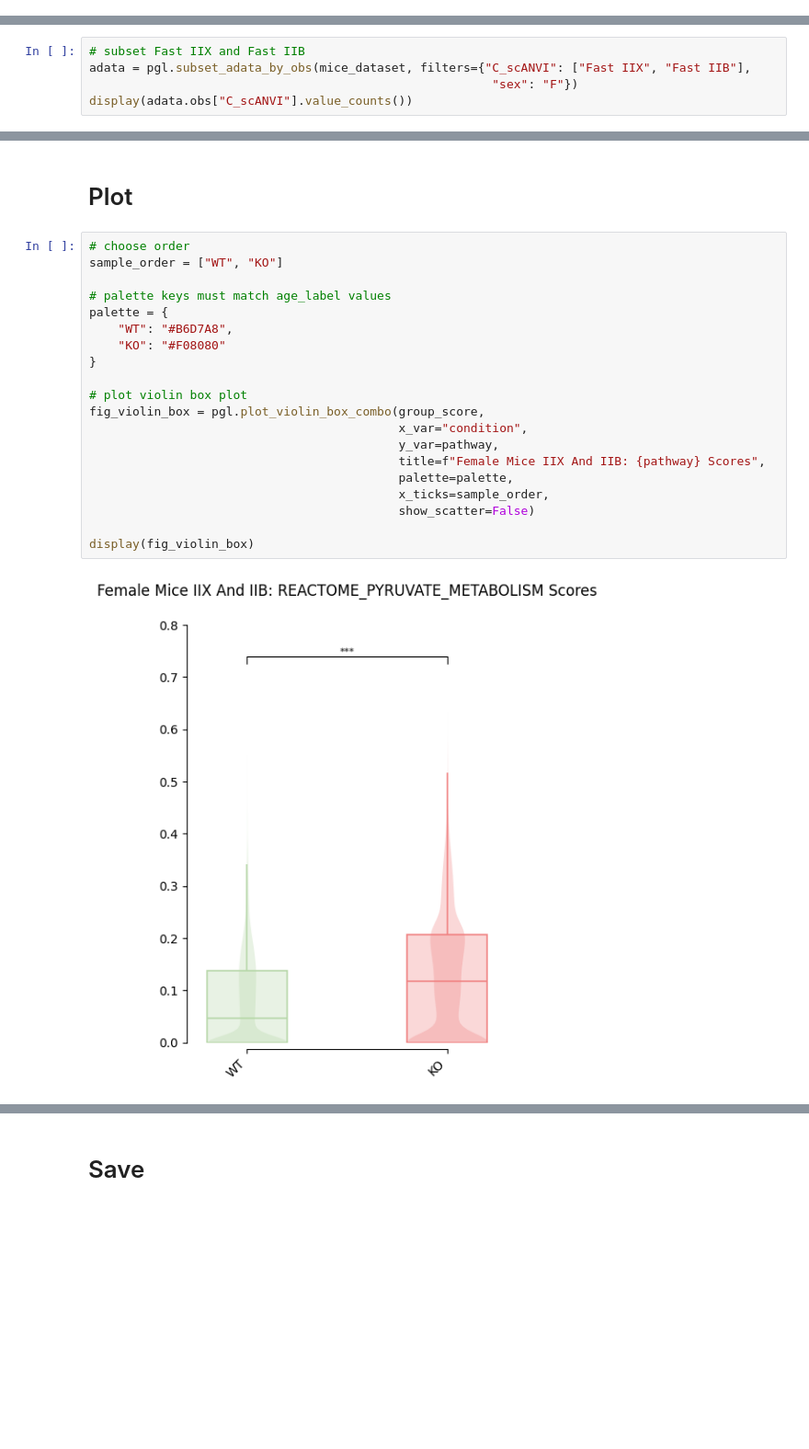
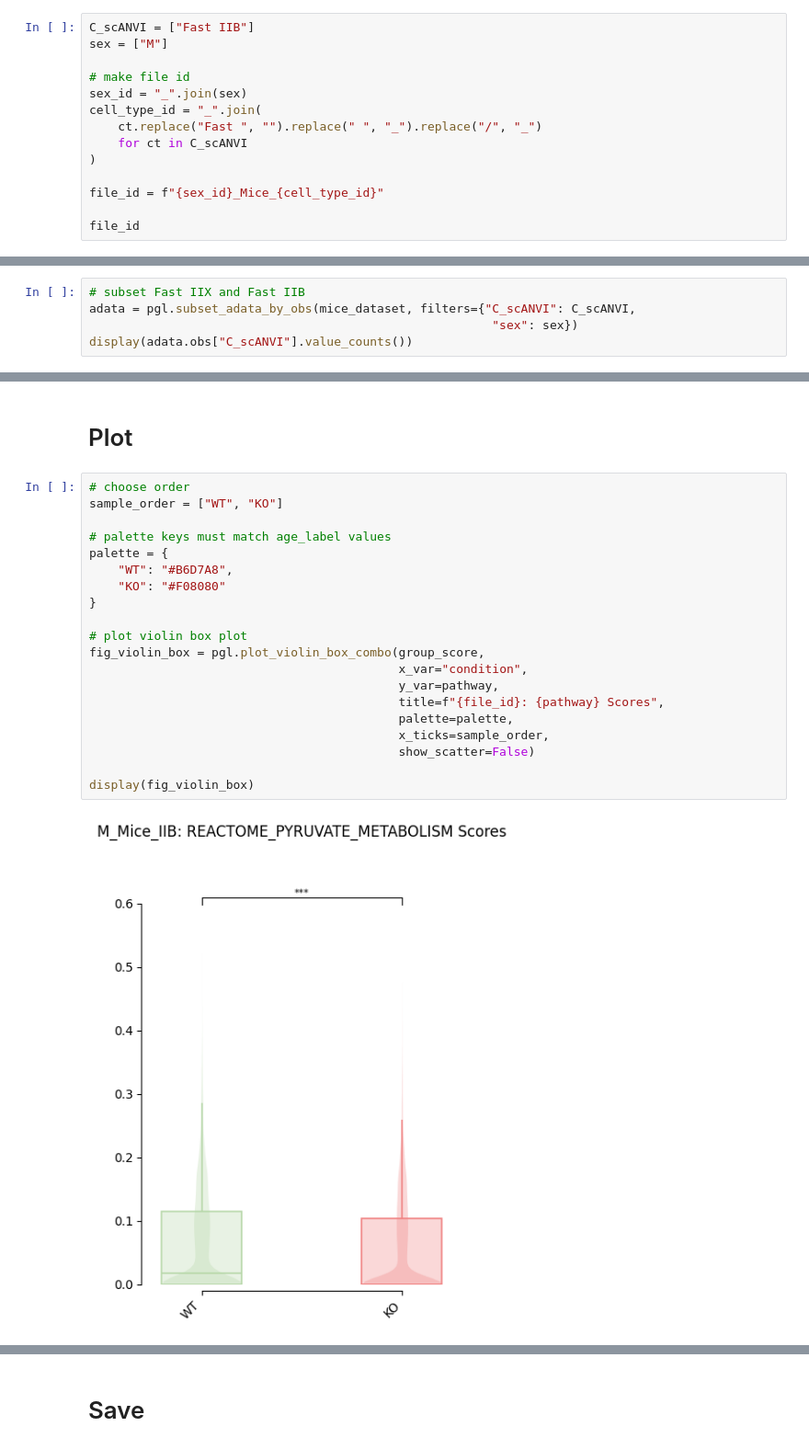
Before and after one commit to sachha-naksha/TA_muscle_ageing, a Jupyter notebook: py_scripts/augustine/Pathway_Scores/Pathway_Scores_Pyruvate.ipynb, the cells around one changed output, grey strips where cells are left out. Shown at 92% size. Saved outputs shown, nothing was run; the diff lists cells and outputs as text; blank space fills up the shorter version.

Commit message:
Added enriched pathways code

```diff
--- a/py_scripts/augustine/Pathway_Scores/Pathway_Scores_Pyruvate.ipynb
+++ b/py_scripts/augustine/Pathway_Scores/Pathway_Scores_Pyruvate.ipynb
@@ -12,0 +15,14 @@ import matplotlib.pyplot as plt
+# %%
+C_scANVI = ["Fast IIB"]
+sex = ["M"]
+
+# make file id
+sex_id = "_".join(sex)
+cell_type_id = "_".join(
+    ct.replace("Fast ", "").replace(" ", "_").replace("/", "_")
+    for ct in C_scANVI
+)
+
+file_id = f"{sex_id}_Mice_{cell_type_id}"
+
+file_id
@@ -21,8 +39,8 @@ MICE_DATASET_PATH = (
 mice_dataset =  sc.read_h5ad(MICE_DATASET_PATH)
 # %%
 # subset Fast IIX and Fast IIB
-adata = pgl.subset_adata_by_obs(mice_dataset, filters={"C_scANVI": ["Fast IIX", "Fast IIB"],
-                                                        "sex": "F"})
+adata = pgl.subset_adata_by_obs(mice_dataset, filters={"C_scANVI": C_scANVI,
+                                                        "sex": sex})
 display(adata.obs["C_scANVI"].value_counts())
 # %% [output]
 C_scANVI
@@ -158,25 +157,25 @@ display(cliffs_delta)
 # %%
 # choose order
 sample_order = ["WT", "KO"]
 
 # palette keys must match age_label values
 palette = {
     "WT": "#B6D7A8",
     "KO": "#F08080"
 }
 
 # plot violin box plot
 fig_violin_box = pgl.plot_violin_box_combo(group_score,
                                            x_var="condition",
                                            y_var=pathway,
-                                           title=f"Female Mice IIX And IIB: {pathway} Scores",
+                                           title=f"{file_id}: {pathway} Scores",
                                            palette=palette,
                                            x_ticks=sample_order,
                                            show_scatter=False)
 
 display(fig_violin_box)
 # %% [output]
-[figure, old version]
+[figure, new version]
 <Figure size 640x480 with 0 Axes>
 # %%
 # subset wt and get gene correlation
```
Also changed, not shown: parts of 13 cells of this notebook, 4 other files.
